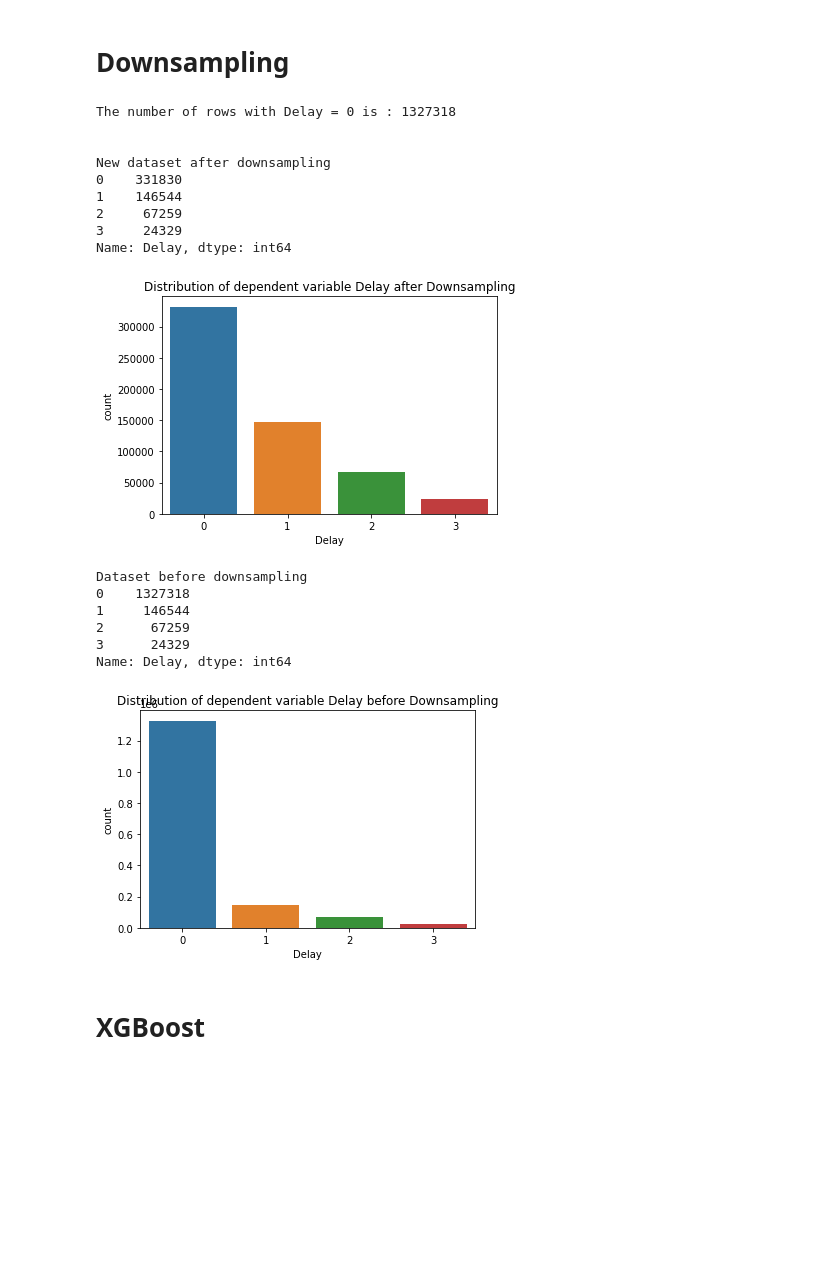
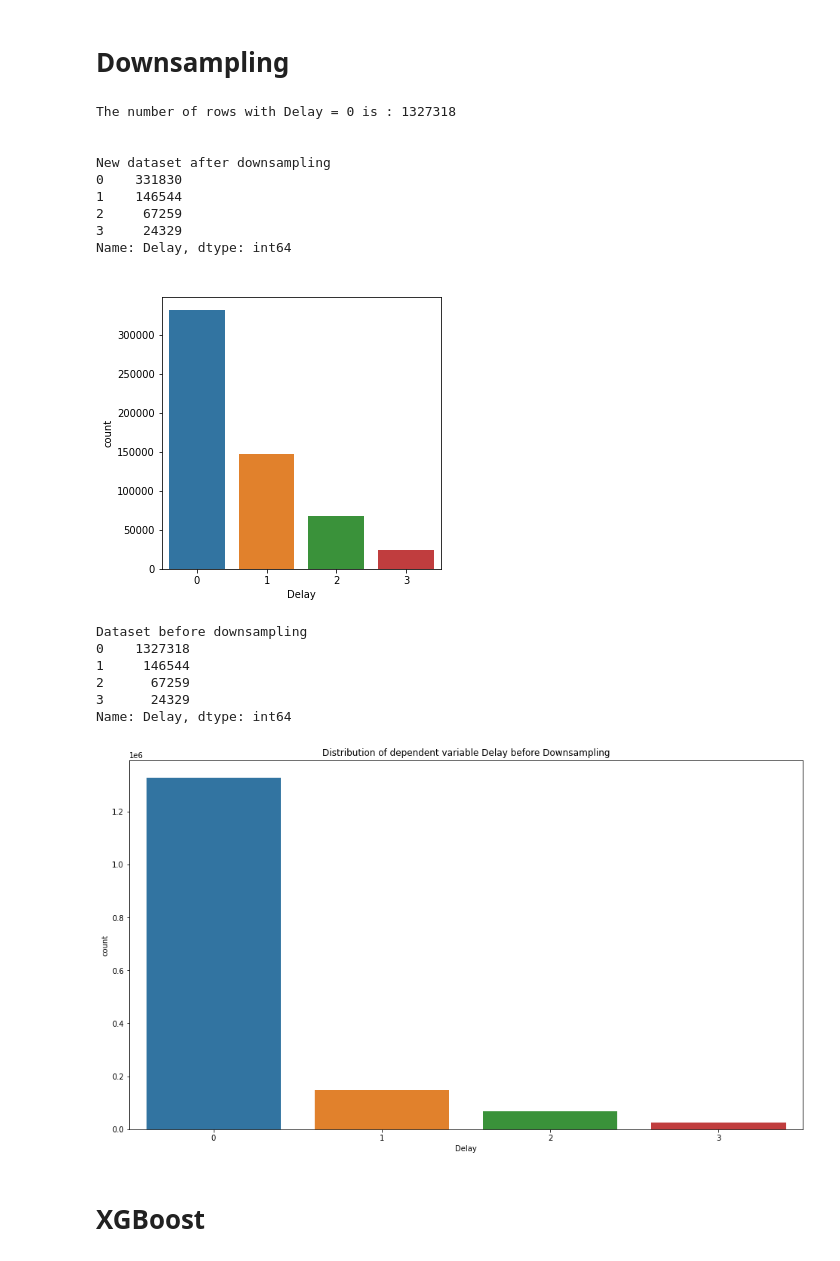
Before and after one commit to lumariaap15/secop-ds4a, a Jupyter notebook: models.ipynb, the cells around one changed output. Saved outputs shown, nothing was run; the diff lists cells and outputs as text; code cells hidden in the pictures; blank space fills up the shorter version.

```diff
--- a/models.ipynb
+++ b/models.ipynb
@@ -75,42 +75,44 @@ candidate_indices = df[df['Delay']==0].index
 # Randomly Select 35% of all indices
 candidate_indices = np.random.choice(candidate_indices, size = rows_to_delete, replace = False)
 df_DownSampling = df.drop(candidate_indices)
 
 print('\n')
 print('New dataset after downsampling')
 print(df_DownSampling.Delay.value_counts())
 
 #Bar plot of DownSampling dataset
 sns.countplot(df_DownSampling.Delay)
-plt.title('Distribution of dependent variable Delay after Downsampling')
+plt.rcParams['figure.figsize'] = (16, 9)
+plt.title(' ')
 plt.show()
 
 print('\n')
 print('Dataset before downsampling')
 print(df.Delay.value_counts())
 
 #Bar plot of df.Delay.value_counts()
 sns.countplot(df.Delay)
+plt.rcParams['figure.figsize'] = (5, 5)
 plt.title('Distribution of dependent variable Delay before Downsampling')
 plt.show()
 # %% [output]
 The number of rows with Delay = 0 is : 1327318
 
 
 New dataset after downsampling
 0    331830
 1    146544
 2     67259
 3     24329
 Name: Delay, dtype: int64
-[figure, old version]
+[figure, new version]
 Dataset before downsampling
 0    1327318
 1     146544
 2      67259
 3      24329
 Name: Delay, dtype: int64
-[figure, old version]
+[figure, new version]
 # %% [markdown]
 # XGBoost
 # %%
```
Also changed, not shown: parts of 2 cells of this notebook.
